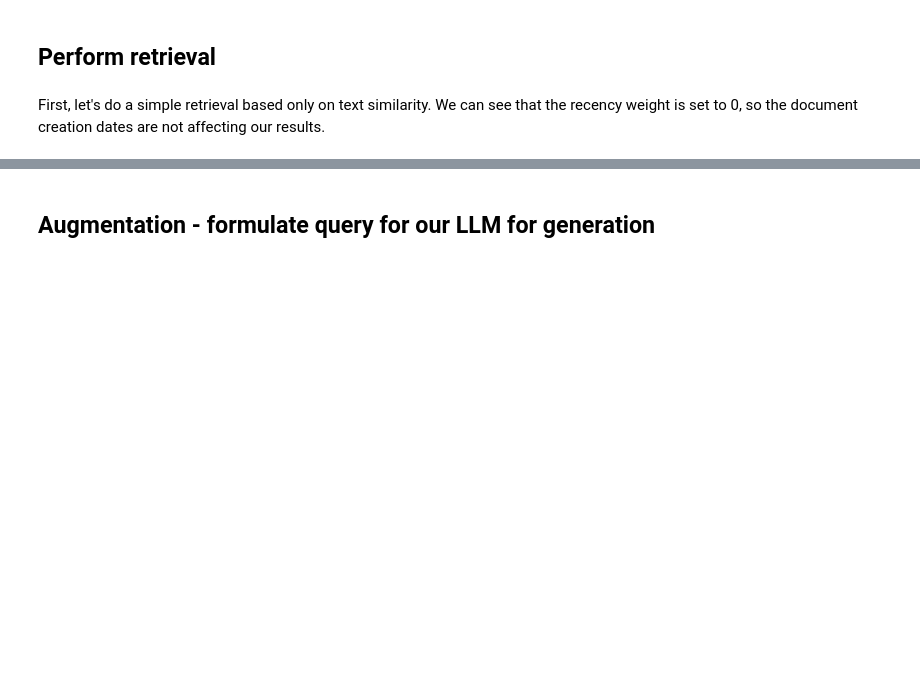
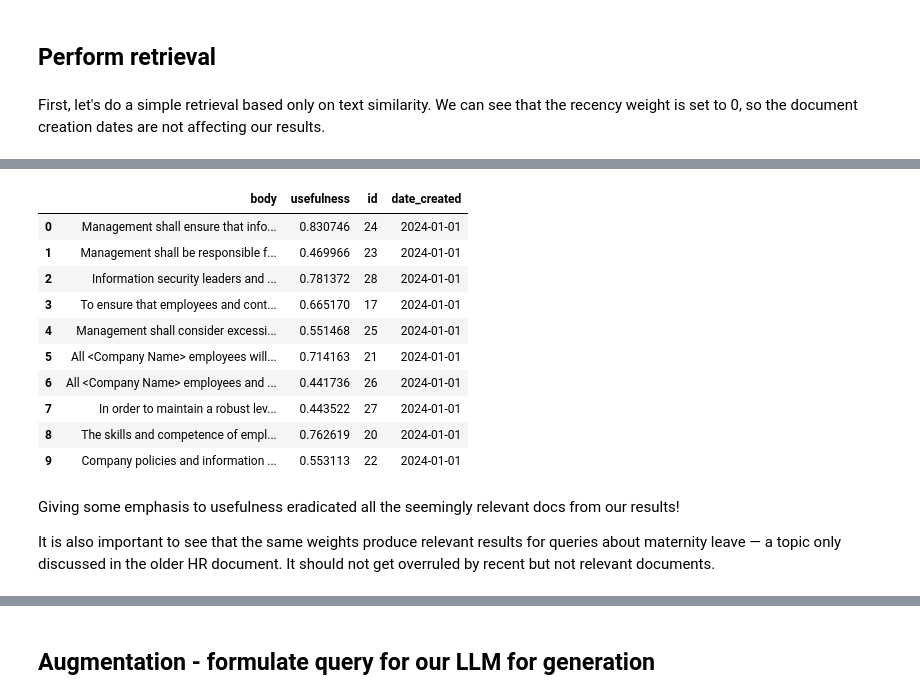
Before and after one commit to superlinked/superlinked, a Jupyter notebook: notebook/rag_hr_knowledgebase.ipynb, the cells around one changed output, grey strips where cells are left out. Cells and saved outputs as stored; diff of their text form; code cells hidden in the pictures; blank space fills up the shorter version.

```diff
--- a/notebook/rag_hr_knowledgebase.ipynb
+++ b/notebook/rag_hr_knowledgebase.ipynb
@@ -240 +249,29 @@ It is also important to see that the same weights produce relevant results for q
+# %%
+normal_recency_usefulness_result = app.query(
+    knowledgebase_query,
+    relevance_weight=1,
+    recency_weight=0.25,
+    usefulness_weight=0.25,
+    search_query=initial_query_text,
+    limit=TOP_N,
+)
+
+normal_recency_usefulness_result_df = present_result(normal_recency_usefulness_result)
+normal_recency_usefulness_result_df
+# %% [output]
+|  | body | usefulness | id | date_created |
+| 0 | Management shall ensure that info... | 0.830746 | 24 | 2024-01-01 |
+| 1 | Management shall be responsible f... | 0.469966 | 23 | 2024-01-01 |
+| 2 | Information security leaders and ... | 0.781372 | 28 | 2024-01-01 |
+| 3 | To ensure that employees and cont... | 0.665170 | 17 | 2024-01-01 |
+| 4 | Management shall consider excessi... | 0.551468 | 25 | 2024-01-01 |
+| 5 | All <Company Name> employees will... | 0.714163 | 21 | 2024-01-01 |
+| 6 | All <Company Name> employees and ... | 0.441736 | 26 | 2024-01-01 |
+| 7 | In order to maintain a robust lev... | 0.443522 | 27 | 2024-01-01 |
+| 8 | The skills and competence of empl... | 0.762619 | 20 | 2024-01-01 |
+| 9 | Company policies and information ... | 0.553113 | 22 | 2024-01-01 |
+# %% [markdown]
+Giving some emphasis to usefulness eradicated all the seemingly relevant docs from our results!
+
+It is also important to see that the same weights produce relevant results for queries about maternity leave — a topic only discussed in the older HR document. It should not get overruled by recent but not relevant documents.
 # %%
```
Also changed, not shown: parts of 24 cells of this notebook, 18 other files.
